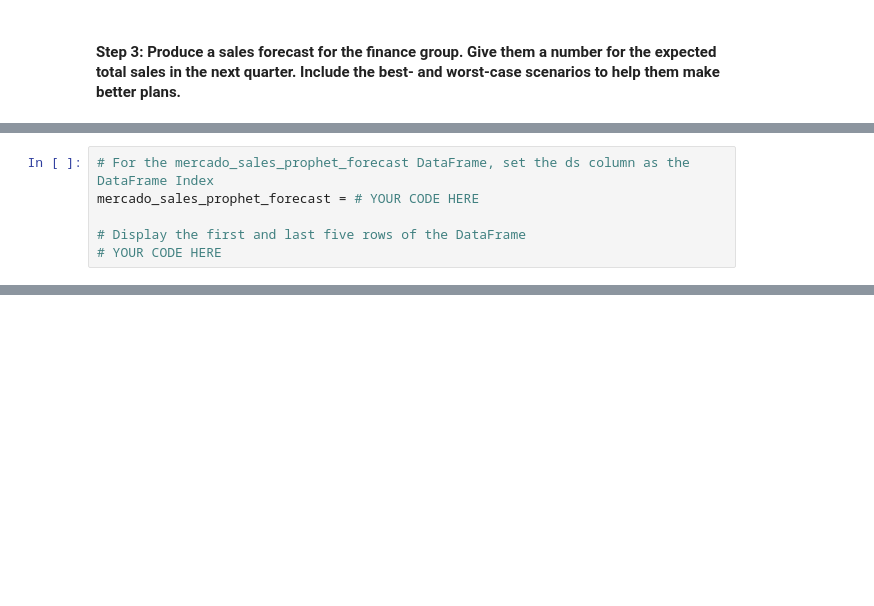
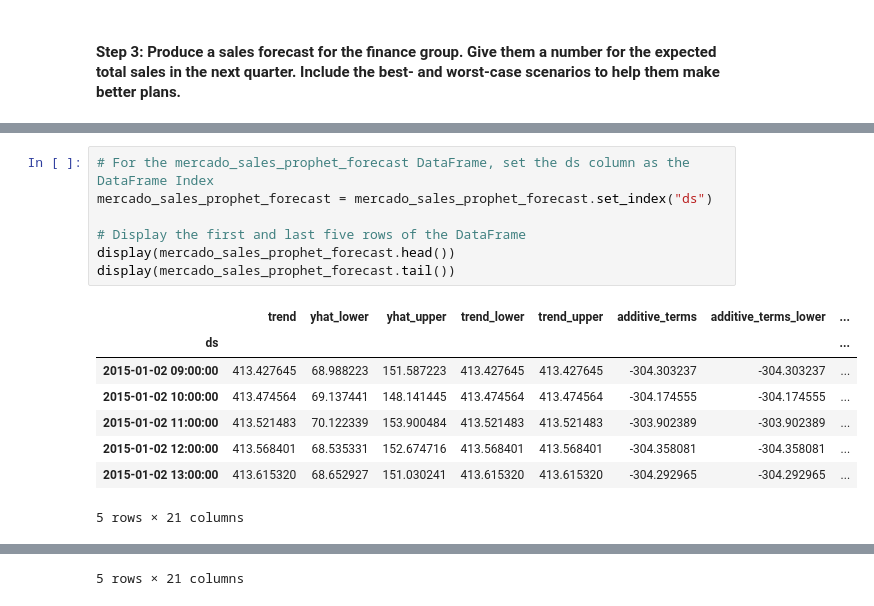
Before and after one commit to anuraggargLTI/module_11_challenge, a Jupyter notebook: forecasting_net_prophet.ipynb, the cells around one changed output, grey strips where cells are left out. Cells and saved outputs as stored; diff of their text form; blank space fills up the shorter version.

```diff
--- a/forecasting_net_prophet.ipynb
+++ b/forecasting_net_prophet.ipynb
@@ -727,6 +769,16 @@ mercado_sales_prophet_forecast = # YOUR CODE HERE
 # %%
 # For the mercado_sales_prophet_forecast DataFrame, set the ds column as the DataFrame Index
-mercado_sales_prophet_forecast = # YOUR CODE HERE
+mercado_sales_prophet_forecast = mercado_sales_prophet_forecast.set_index("ds")
 
 # Display the first and last five rows of the DataFrame
-# YOUR CODE HERE
+display(mercado_sales_prophet_forecast.head())
+display(mercado_sales_prophet_forecast.tail())
+# %% [output]
+|  | trend | yhat_lower | yhat_upper | trend_lower | trend_upper | additive_terms | additive_terms_lower | ... |
+| ds |  |  |  |  |  |  |  | ... |
+| 2015-01-02 09:00:00 | 413.427645 | 68.988223 | 151.587223 | 413.427645 | 413.427645 | -304.303237 | -304.303237 | ... |
+| 2015-01-02 10:00:00 | 413.474564 | 69.137441 | 148.141445 | 413.474564 | 413.474564 | -304.174555 | -304.174555 | ... |
+| 2015-01-02 11:00:00 | 413.521483 | 70.122339 | 153.900484 | 413.521483 | 413.521483 | -303.902389 | -303.902389 | ... |
+| 2015-01-02 12:00:00 | 413.568401 | 68.535331 | 152.674716 | 413.568401 | 413.568401 | -304.358081 | -304.358081 | ... |
+| 2015-01-02 13:00:00 | 413.615320 | 68.652927 | 151.030241 | 413.615320 | 413.615320 | -304.292965 | -304.292965 | ... |
+5 rows × 21 columns
@@ -733,3 +792,4 @@ mercado_sales_prophet_forecast = # YOUR CODE HERE
+5 rows × 21 columns
 # %%
 # Produce a sales forecast for the finance division
 # giving them a number for expected total sales next quarter.
```
Also changed, not shown: parts of 13 cells of this notebook.
